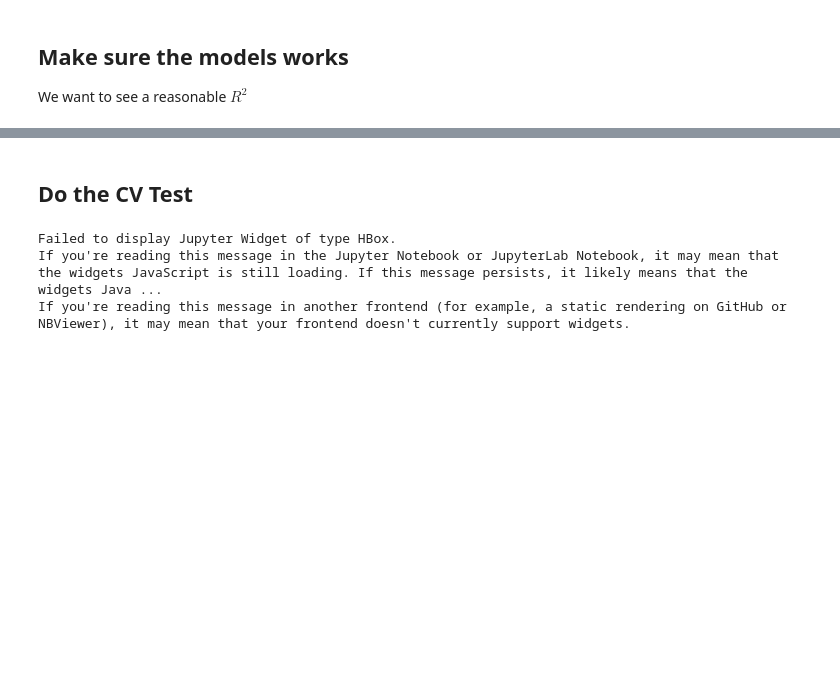
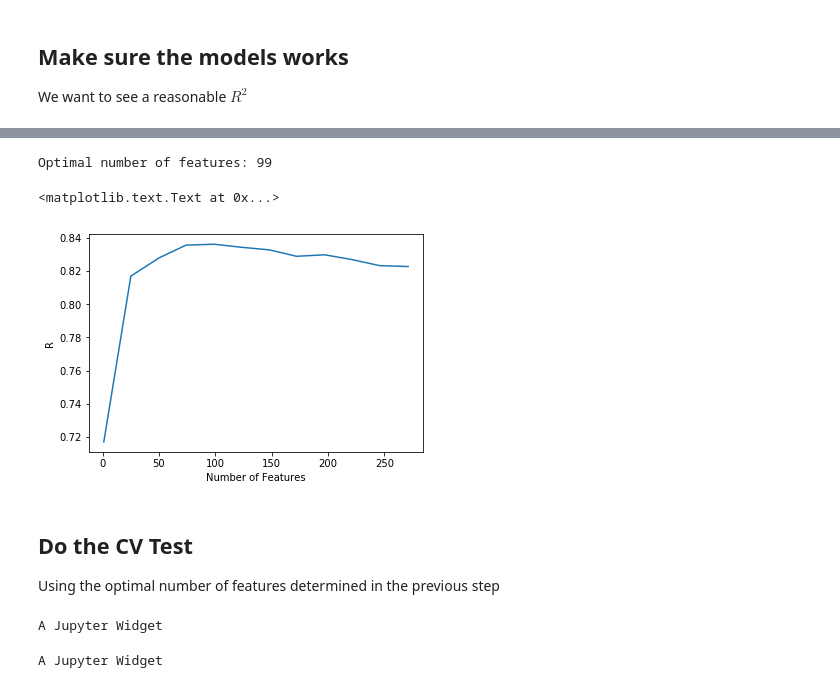
Before and after one commit to WardLT/ml-quaternary-heuslers, a Jupyter notebook: compare-methods/ward-faber-compare.ipynb, the cells around one changed output, grey strips where cells are left out. Saved outputs shown, nothing was run; the diff lists cells and outputs as text; code cells hidden in the pictures; blank space fills up the shorter version.

```diff
--- a/compare-methods/ward-faber-compare.ipynb
+++ b/compare-methods/ward-faber-compare.ipynb
@@ -189,0 +192,12 @@ Text(0,0.5,'Stability, ML (eV/atom)')
+# %%
+n_features = np.linspace(1, len(qh_data['attributes'].iloc[0]), 12, dtype=np.int)
+# %%
+r = []
+for n in tqdm(n_features, desc='Features'):
+    # Train, run model
+    model = FaberFitter(feature_selection=n)
+    model.tune_and_fit(train_data, train_data['stability'], test_data, test_data['stability'])
+    predictions = model.predict(test_data)
+
+    # Evaluate performance metrics
+    r.append(np.corrcoef(predictions, test_data['stability'])[0][1])
@@ -190,3 +218,24 @@ Text(0,0.5,'Stability, ML (eV/atom)')
+# %%
+best_n = n_features[np.array(r).argmax()]
+print('Optimal number of features:', best_n)
+# %% [output]
+Optimal number of features: 99
+# %%
+fig, ax = plt.subplots()
+
+ax.plot(n_features, r)
+
+ax.set_xlabel('Number of Features')
+ax.set_ylabel('R')
+# %% [output]
+<matplotlib.text.Text at 0x...>
+[figure, added]
 # %% [markdown]
 ## Do the CV Test
+Using the optimal number of features determined in the previous step
+# %%
+model = FaberFitter(feature_selection=best_n)
+model.tune_and_fit(train_data, train_data['stability'], test_data, test_data['stability'])
+# %% [output]
+A Jupyter Widget
 # %%
@@ -199,11 +248,9 @@ def run_test(i):
     test_data.sort_values('prediction', ascending=True, inplace=True)
     return sum(test_data['stability'].iloc[:pick_size] <= 0)
 # %%
-scores = [run_test(i) for i in tqdm(range(n_repeats))]
+scores = [run_test(i, model) for i in tqdm(range(n_repeats))]
 # %% [output]
-Failed to display Jupyter Widget of type HBox.
-If you're reading this message in the Jupyter Notebook or JupyterLab Notebook, it may mean that the widgets JavaScript is still loading. If this message persists, it likely means that the widgets Java ...
-If you're reading this message in another frontend (for example, a static rendering on GitHub or NBViewer), it may mean that your frontend doesn't currently support widgets.
+A Jupyter Widget
 # %%
 print(np.mean(scores), '+/-', stats.sem(scores))
 # %% [output]
```
Also changed, not shown: parts of 15 cells of this notebook, 2 other files.
